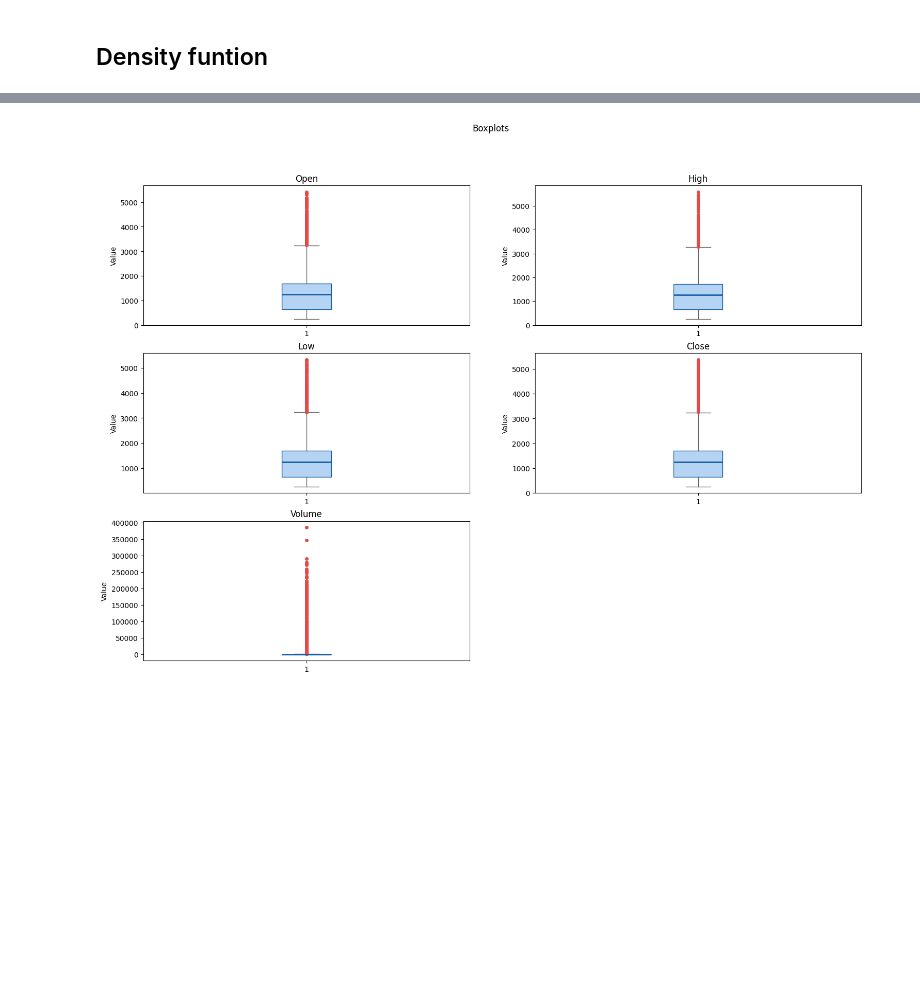
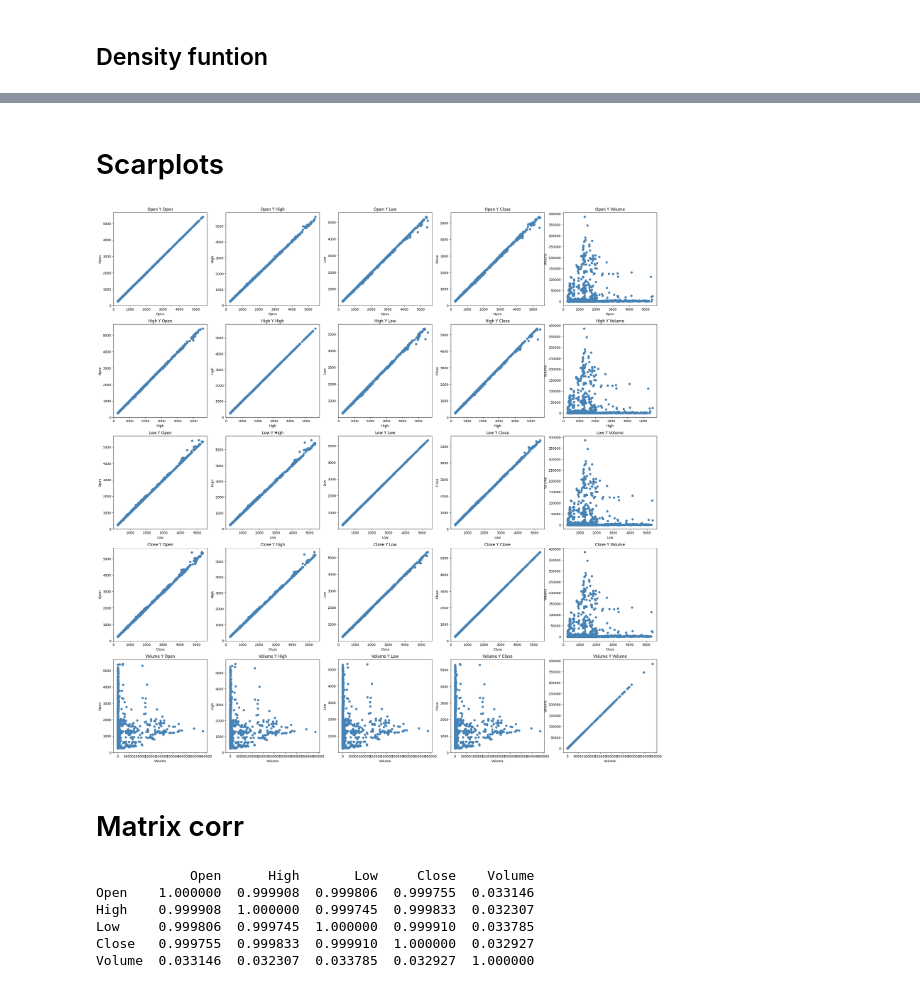
Before and after one commit to jhonssonisaza/GitHub-tutorial, a Jupyter notebook: Graphics.ipynb, the cells around one changed output, grey strips where cells are left out. Cells and saved outputs as stored; diff of their text form; code cells hidden in the pictures; blank space fills up the shorter version.

```diff
--- a/Graphics.ipynb
+++ b/Graphics.ipynb
@@ -161,28 +188,31 @@ for i,col in enumerate(nv):
-# %%
-vn = df.select_dtypes("number").columns.to_list()
-n = len(vn)
-
-fig,axes = plt.subplots(3, 2, figsize=(18,12))
-axes = axes.flatten()
-
-for i,col in enumerate(vn):
-    axes[i].boxplot(
-        df[col].dropna(),           # data without nules
-        patch_artist=True,          # interior box color
-        boxprops=dict(facecolor='#B5D4F4', color='#185FA5'),   # box color
-        medianprops=dict(color='#185FA5', linewidth=2),        # median line
-        whiskerprops=dict(color='#5F5E5A'),                    # plots
-        capprops=dict(color='#5F5E5A'),                        # plots limits
-        flierprops=dict(marker='o', markerfacecolor='#E24B4A', # outliers
-                        markeredgecolor='#E24B4A', markersize=4)
-    )
-    axes[i].set_title(col)
-    axes[i].set_ylabel("Value")
-
-for j in range(i+1, len(axes)):
-    axes[j].set_visible(False)
-
-plt.suptitle("Boxplots")
-plt.show()
-# %% [output]
-[figure, removed]
+# %% [markdown]
+# Scarplots
+# %%
+vn = df.select_dtypes("number").columns.to_list()
+n = len(nv)
+
+fig, axes = plt.subplots(5,5,figsize=(30,30))
+
+for i,col1 in enumerate(nv):
+    for j,col2 in enumerate(nv):
+        axes[i][j].scatter(df[col1],
+                        df[col2],
+                        color="steelblue")
+
+        axes[i][j].set_title("{} Y {}".format(df.select_dtypes("number").columns[i],df.select_dtypes("number").columns[j]))
+        axes[i][j].set_xlabel(df.select_dtypes("number").columns[i])
+        axes[i][j].set_ylabel(df.select_dtypes("number").columns[j])
+# %% [output]
+[figure, added]
+# %% [markdown]
+# Matrix corr
+# %%
+mc = df.select_dtypes("number").corr(method='pearson')
+print(mc)
+# %% [output]
+            Open      High       Low     Close    Volume
+Open    1.000000  0.999908  0.999806  0.999755  0.033146
+High    0.999908  1.000000  0.999745  0.999833  0.032307
+Low     0.999806  0.999745  1.000000  0.999910  0.033785
+Close   0.999755  0.999833  0.999910  1.000000  0.032927
+Volume  0.033146  0.032307  0.033785  0.032927  1.000000
```
Also changed, not shown: parts of 8 cells of this notebook.
